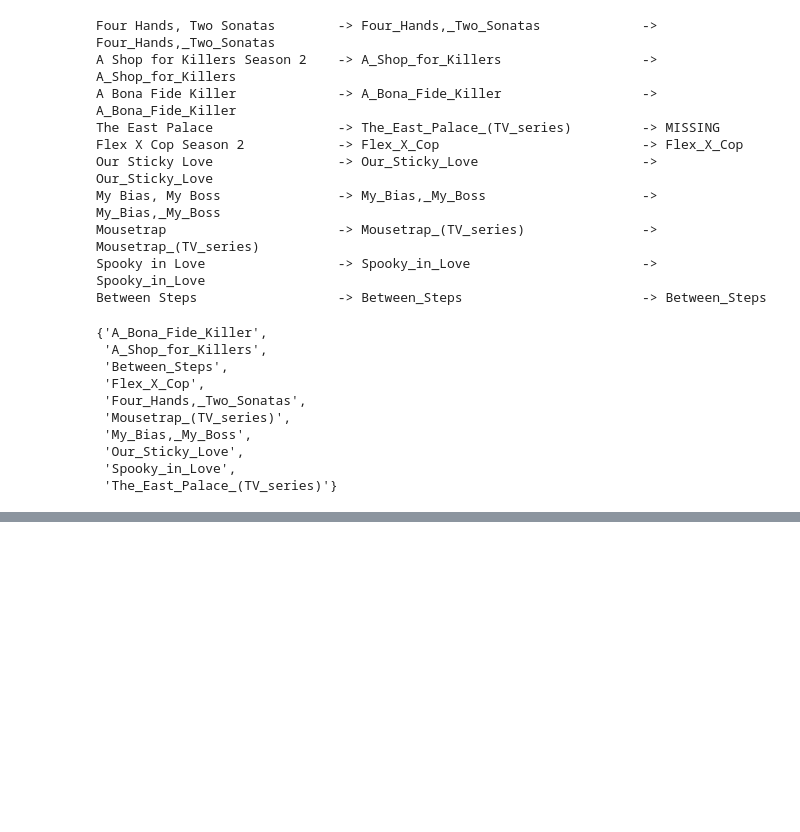
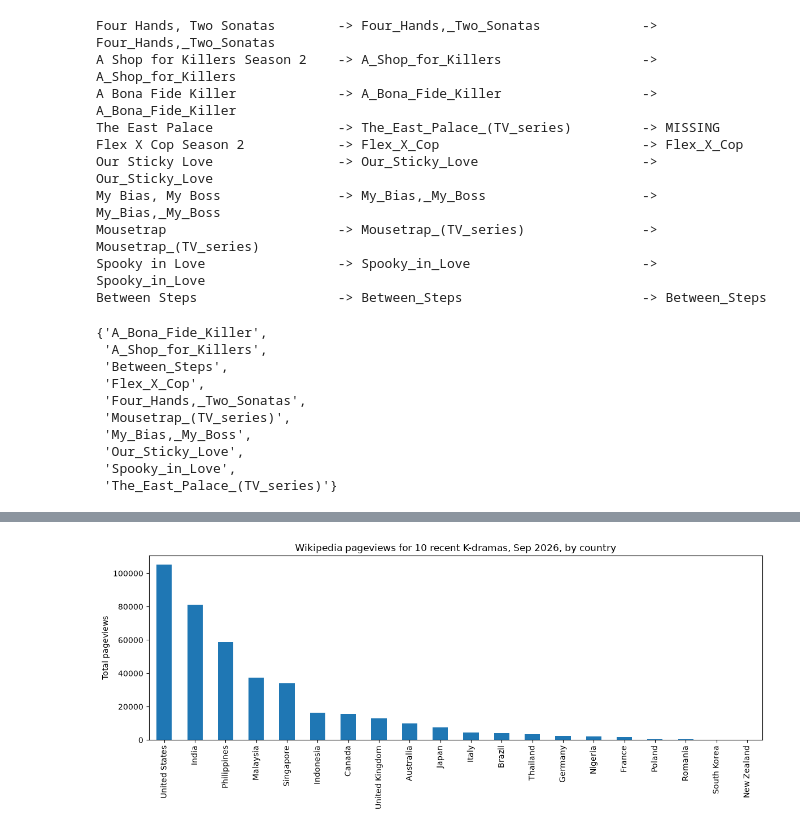
Before and after one commit to krazikoala/cs315-week5-tasks, a Jupyter notebook: week5-wed-notebook.ipynb, the cells around one changed output, grey strips where cells are left out. Cells and saved outputs as stored; diff of their text form; code cells hidden in the pictures; blank space fills up the shorter version.

```diff
--- a/week5-wed-notebook.ipynb
+++ b/week5-wed-notebook.ipynb
@@ -339,8 +339,7 @@ df.head()
 # %% [markdown]
 ## Task 3
 # %%
-mdl_ratings = {
-    "Four Hands, Two Sonatas": 8.7,
+mdl_ratings = {"Four Hands, Two Sonatas": 8.7,
     "A Shop for Killers Season 2": 8.5,
     "A Bona Fide Killer": 8.4,
     "The East Palace": 8.4,
@@ -350,16 +349,14 @@ mdl_ratings = {
     "Mousetrap": 8.0,
     "Spooky in Love": 8.0,
     "Between Steps": 7.9,}
-
-wiki_titles = {
-    "Four Hands, Two Sonatas":      "Four_Hands,_Two_Sonatas",
-    "A Shop for Killers Season 2":  "A_Shop_for_Killers",
-    "A Bona Fide Killer":           "A_Bona_Fide_Killer",
-    "The East Palace":              "The_East_Palace_(TV_series)",
-    "Flex X Cop Season 2":          "Flex_X_Cop",
-    "Our Sticky Love":              "Our_Sticky_Love",
-    "My Bias, My Boss":             "My_Bias,_My_Boss",
-    "Mousetrap":                    "Mousetrap_(TV_series)",
-    "Spooky in Love":               "Spooky_in_Love",
-    "Between Steps":                "Between_Steps",}
+wiki_titles = {"Four Hands, Two Sonatas":"Four_Hands,_Two_Sonatas",
+    "A Shop for Killers Season 2":"A_Shop_for_Killers",
+    "A Bona Fide Killer":"A_Bona_Fide_Killer",
+    "The East Palace":"The_East_Palace_(TV_series)",
+    "Flex X Cop Season 2":"Flex_X_Cop",
+    "Our Sticky Love":"Our_Sticky_Love",
+    "My Bias, My Boss":"My_Bias,_My_Boss",
+    "Mousetrap":"Mousetrap_(TV_series)",
+    "Spooky in Love":"Spooky_in_Love",
+    "Between Steps":"Between_Steps",}
 # %%
@@ -448,0 +480,8 @@ sept.head()
+# %%
+title_to_show = {v: k for k, v in wiki_titles.items()}
+sept['show'] = sept['page_title'].map(title_to_show)
+sept.to_csv("kdrama_pageviews_sept2026.csv", index=False)
+# %%
+by_country=sept.groupby('country')['pageviews'].sum().sort_values(ascending=False)
+print("Number of countries:", len(by_country))
+by_country.head(10)
@@ -448,0 +522,11 @@ sept.head()
+# %%
+import matplotlib.pyplot as plt
+plt.figure(figsize=(12, 5))
+by_country.plot(kind='bar')
+plt.title("Wikipedia pageviews for 10 recent K-dramas, Sep 2026, by country")
+plt.ylabel("Total pageviews")
+plt.xlabel("")
+plt.tight_layout()
+plt.show()
+# %% [output]
+[figure, added]
```
Also changed, not shown: parts of 14 cells of this notebook.
